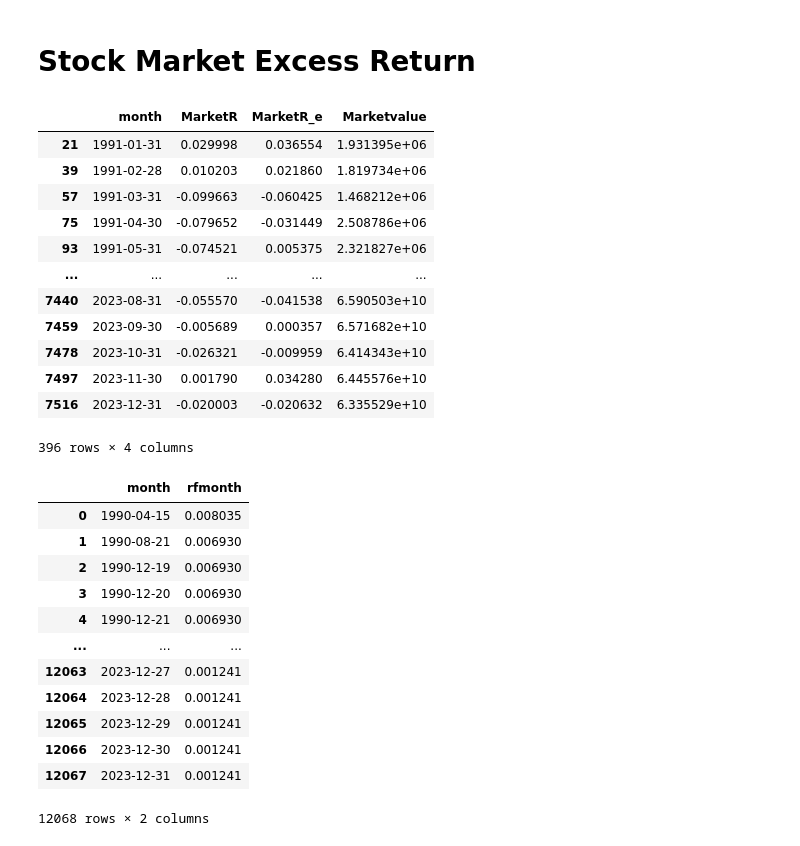
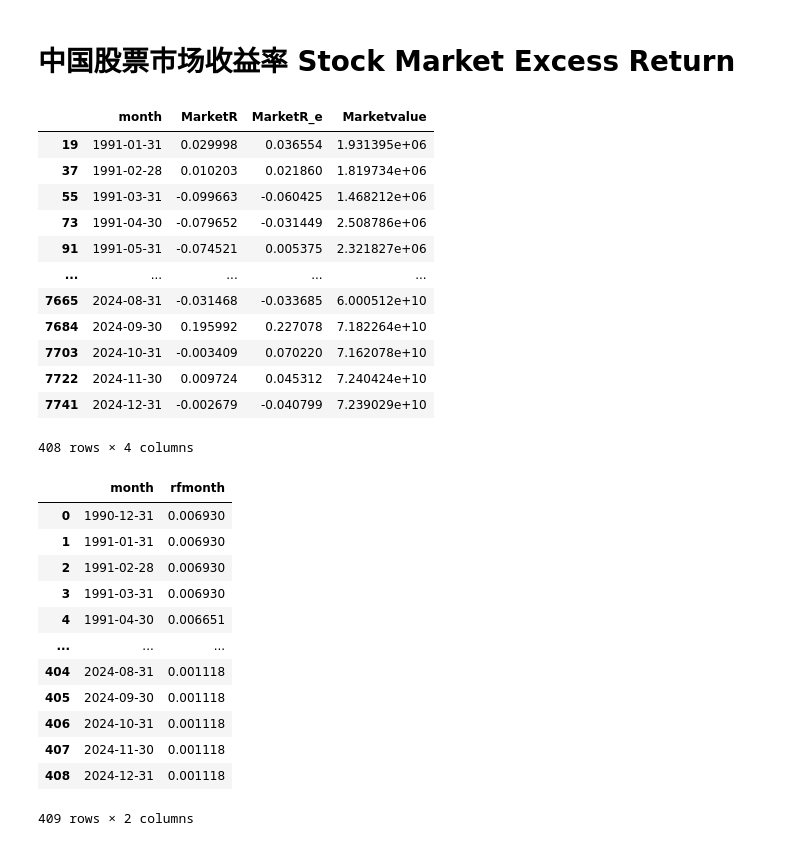
Before and after one commit to chenghang1989/Asset-Pricing-Homework, a Jupyter notebook: Homework1.ipynb, the cells around one changed output. Drawn from its saved outputs; the diff is of its cells as text; code cells hidden in the pictures.

```diff
--- a/Homework1.ipynb
+++ b/Homework1.ipynb
@@ -35,55 +35,56 @@ plt.rcParams['axes.unicode_minus'] = False # 正确显示负号
 # %% [markdown]
-# Stock Market Excess Return
+# 中国股票市场收益率 Stock Market Excess Return
 # %%
 # Load Market Returns
 # Cmmvosd [综合月市场总流通市值] - 月内所有个股的流通市值 汇总数。计算公式为：流通股数*月收盘价。 计量货币：人民币元，注意单位是千
-marketret_mon_stock = pd.read_excel('D:/Academic/academic/Assetpricing/Input/Market_Return/TRD_Cnmont2023.xlsx', sheet_name= 'sheet1')
+marketret_mon_stock = pd.read_csv('Data/TRD_Cnmont2024.csv')
 marketret_mon_stock = marketret_mon_stock[marketret_mon_stock['Markettype'] == 21]
 marketret_mon_stock = marketret_mon_stock[['Trdmnt', 'Cmretwdos', 'Cmretwdeq','Cmmvosd']].dropna()
 # month 列 + 月末
-marketret_mon_stock['month'] = pd.to_datetime(marketret_mon_stock['Trdmnt'],format='%Y-%m') + MonthEnd(0)
+# 仅将日期转换为月份，舍弃日期和时间信息
+marketret_mon_stock['month'] = pd.to_datetime(marketret_mon_stock['Trdmnt'], format='%Y-%m')+MonthEnd(0)
 marketret_mon_stock['MarketR'] = marketret_mon_stock['Cmretwdos'].astype(float)
 marketret_mon_stock['MarketR_e'] = marketret_mon_stock['Cmretwdeq'].astype(float)
 marketret_mon_stock['Marketvalue'] = marketret_mon_stock['Cmmvosd'].astype(float)
 marketret_mon_stock = marketret_mon_stock[['month', 'MarketR', 'MarketR_e','Marketvalue']]
 marketret_mon_stock
 # %% [output]
 |  | month | MarketR | MarketR_e | Marketvalue |
-| 21 | 1991-01-31 | 0.029998 | 0.036554 | 1.931395e+06 |
-| 39 | 1991-02-28 | 0.010203 | 0.021860 | 1.819734e+06 |
-| 57 | 1991-03-31 | -0.099663 | -0.060425 | 1.468212e+06 |
-| 75 | 1991-04-30 | -0.079652 | -0.031449 | 2.508786e+06 |
-| 93 | 1991-05-31 | -0.074521 | 0.005375 | 2.321827e+06 |
+| 19 | 1991-01-31 | 0.029998 | 0.036554 | 1.931395e+06 |
+| 37 | 1991-02-28 | 0.010203 | 0.021860 | 1.819734e+06 |
+| 55 | 1991-03-31 | -0.099663 | -0.060425 | 1.468212e+06 |
+| 73 | 1991-04-30 | -0.079652 | -0.031449 | 2.508786e+06 |
+| 91 | 1991-05-31 | -0.074521 | 0.005375 | 2.321827e+06 |
 | ... | ... | ... | ... | ... |
-| 7440 | 2023-08-31 | -0.055570 | -0.041538 | 6.590503e+10 |
-| 7459 | 2023-09-30 | -0.005689 | 0.000357 | 6.571682e+10 |
-| 7478 | 2023-10-31 | -0.026321 | -0.009959 | 6.414343e+10 |
-| 7497 | 2023-11-30 | 0.001790 | 0.034280 | 6.445576e+10 |
-| 7516 | 2023-12-31 | -0.020003 | -0.020632 | 6.335529e+10 |
+| 7665 | 2024-08-31 | -0.031468 | -0.033685 | 6.000512e+10 |
+| 7684 | 2024-09-30 | 0.195992 | 0.227078 | 7.182264e+10 |
+| 7703 | 2024-10-31 | -0.003409 | 0.070220 | 7.162078e+10 |
+| 7722 | 2024-11-30 | 0.009724 | 0.045312 | 7.240424e+10 |
+| 7741 | 2024-12-31 | -0.002679 | -0.040799 | 7.239029e+10 |
-396 rows × 4 columns
+408 rows × 4 columns
 # %%
 # Load Risk Free Rate
-riskfree = pd.read_excel('D:/Academic/academic/Assetpricing/Input/Market_Return/TRD_Nrrate2023.xlsx')
+riskfree = pd.read_csv('Data/TRD_Nrrate2024.csv')
 riskfree_mon = riskfree[['Clsdt', 'Nrrmtdt']].dropna()
 riskfree_mon = riskfree_mon.drop([0,1])
-riskfree_mon['month'] = pd.to_datetime(riskfree_mon['Clsdt'],format='%Y-%m-%d')
+riskfree_mon['month'] = pd.to_datetime(riskfree_mon['Clsdt'])+MonthEnd(0)
 riskfree_mon['rfmonth'] = riskfree_mon['Nrrmtdt'].astype(float) / 100
 riskfree_mon = riskfree_mon.groupby('month').agg({'rfmonth':'mean'}).reset_index()
 riskfree_mon
 # %% [output]
 |  | month | rfmonth |
-| 0 | 1990-04-15 | 0.008035 |
-| 1 | 1990-08-21 | 0.006930 |
-| 2 | 1990-12-19 | 0.006930 |
-| 3 | 1990-12-20 | 0.006930 |
-| 4 | 1990-12-21 | 0.006930 |
+| 0 | 1990-12-31 | 0.006930 |
+| 1 | 1991-01-31 | 0.006930 |
+| 2 | 1991-02-28 | 0.006930 |
+| 3 | 1991-03-31 | 0.006930 |
+| 4 | 1991-04-30 | 0.006651 |
 | ... | ... | ... |
-| 12063 | 2023-12-27 | 0.001241 |
-| 12064 | 2023-12-28 | 0.001241 |
-| 12065 | 2023-12-29 | 0.001241 |
-| 12066 | 2023-12-30 | 0.001241 |
-| 12067 | 2023-12-31 | 0.001241 |
+| 404 | 2024-08-31 | 0.001118 |
+| 405 | 2024-09-30 | 0.001118 |
+| 406 | 2024-10-31 | 0.001118 |
+| 407 | 2024-11-30 | 0.001118 |
+| 408 | 2024-12-31 | 0.001118 |
-12068 rows × 2 columns
+409 rows × 2 columns
 # %%
 # Calculate Excess Returns
 ts = marketret_mon_stock.merge(riskfree_mon, on='month', how='left')
```
Also changed, not shown: parts of 73 cells of this notebook, 6 other files.
